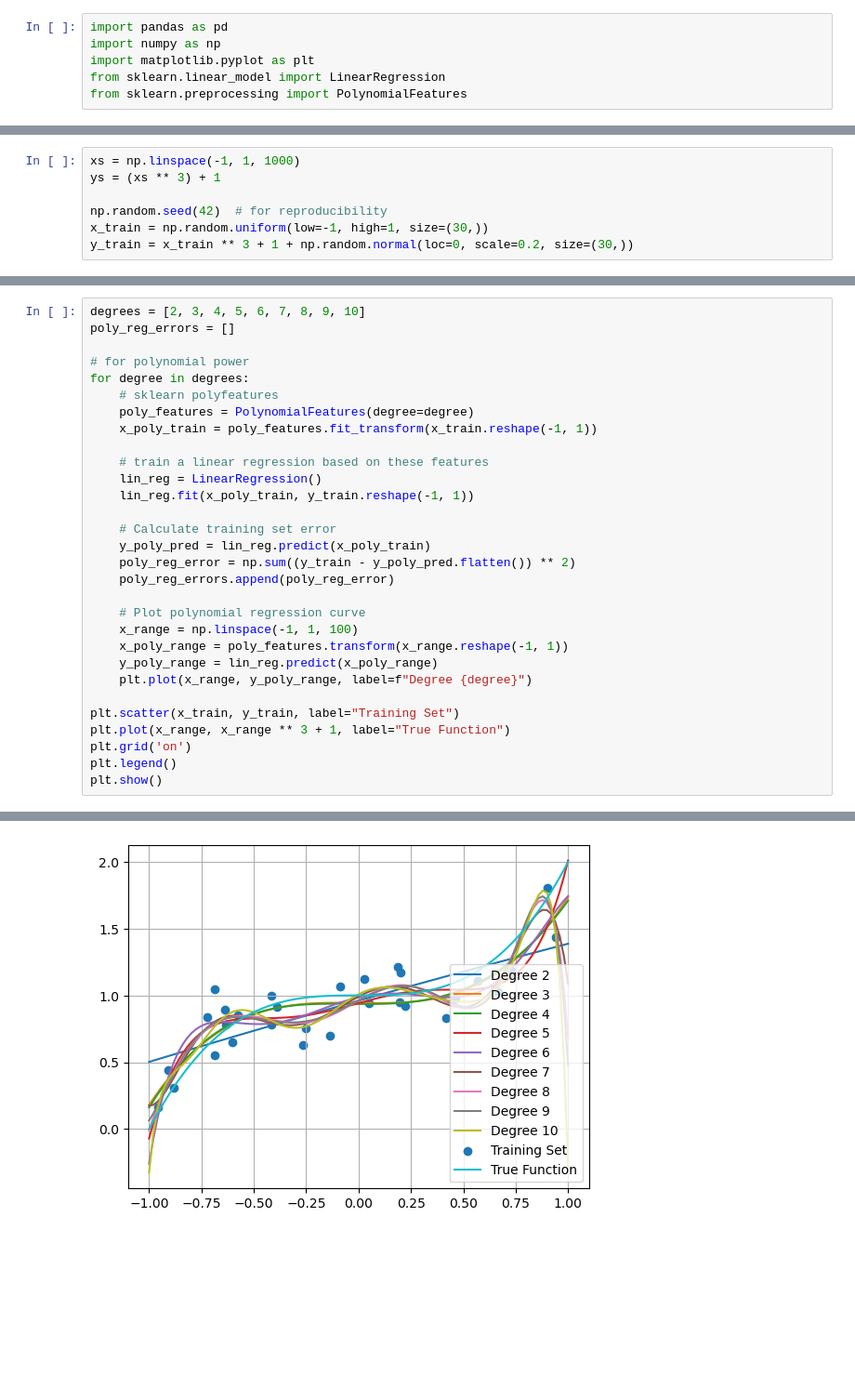
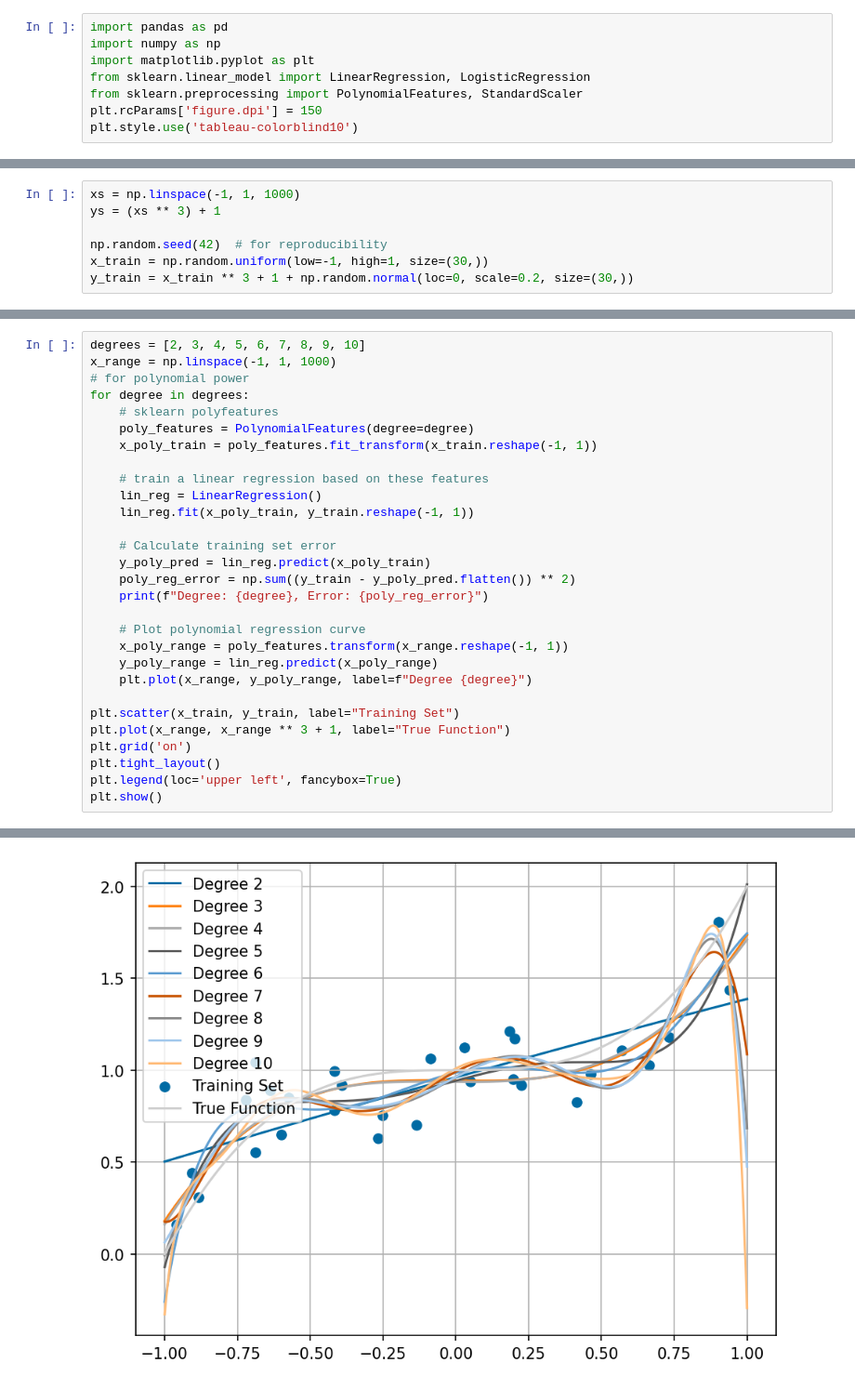
Before and after one commit to alexvillr/COMP4702, a Jupyter notebook: prac4/lab4.ipynb, the cells around one changed output, grey strips where cells are left out. Shown: that part at 93% size. Drawn from its saved outputs; the diff is of its cells as text; blank space fills up the shorter version.

```diff
--- a/prac4/lab4.ipynb
+++ b/prac4/lab4.ipynb
@@ -2,5 +4,7 @@
 import pandas as pd
 import numpy as np
 import matplotlib.pyplot as plt
-from sklearn.linear_model import LinearRegression
-from sklearn.preprocessing import PolynomialFeatures
+from sklearn.linear_model import LinearRegression, LogisticRegression
+from sklearn.preprocessing import PolynomialFeatures, StandardScaler
+plt.rcParams['figure.dpi'] = 150
+plt.style.use('tableau-colorblind10')
@@ -39,8 +49,7 @@ print("Linear regression training set error:", lin_reg_error)
 Linear regression training set error: 1.1906719413883364
 # %%
 degrees = [2, 3, 4, 5, 6, 7, 8, 9, 10]
-poly_reg_errors = []
-
+x_range = np.linspace(-1, 1, 1000)
 # for polynomial power
 for degree in degrees:
     # sklearn polyfeatures
@@ -54,10 +63,9 @@ for degree in degrees:
     # Calculate training set error
     y_poly_pred = lin_reg.predict(x_poly_train)
     poly_reg_error = np.sum((y_train - y_poly_pred.flatten()) ** 2)
-    poly_reg_errors.append(poly_reg_error)
+    print(f"Degree: {degree}, Error: {poly_reg_error}")
 
     # Plot polynomial regression curve
-    x_range = np.linspace(-1, 1, 100)
     x_poly_range = poly_features.transform(x_range.reshape(-1, 1))
     y_poly_range = lin_reg.predict(x_poly_range)
     plt.plot(x_range, y_poly_range, label=f"Degree {degree}")
@@ -65,6 +73,7 @@ for degree in degrees:
 plt.scatter(x_train, y_train, label="Training Set")
 plt.plot(x_range, x_range ** 3 + 1, label="True Function")
 plt.grid('on')
-plt.legend()
+plt.tight_layout()
+plt.legend(loc='upper left', fancybox=True)
 plt.show()
 # %% [output]
@@ -71 +89 @@ plt.show()
-[figure, old version]
+[figure, new version]
```
Also changed, not shown: parts of 17 cells of this notebook, 7 other files.
